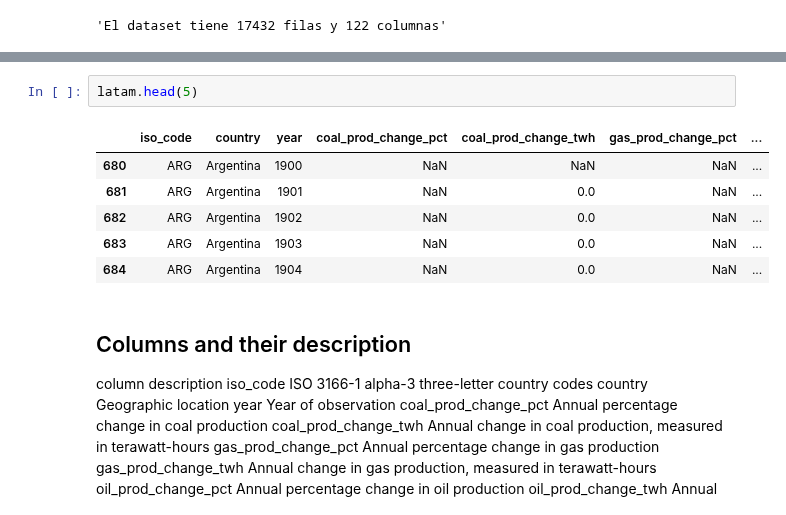
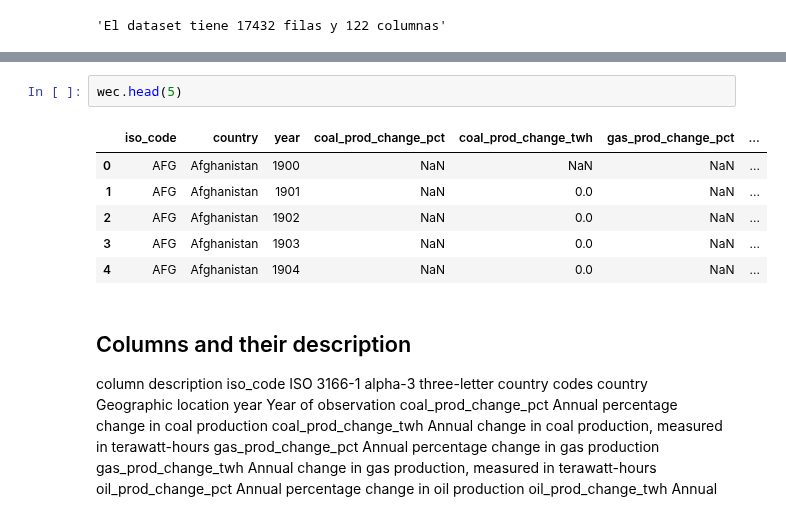
Before and after one commit to L-Ameneiro/EDA-Datasets, a Jupyter notebook: notebooks/consumo_energetico_mundial.ipynb, the cells around one changed output, grey strips where cells are left out. Saved outputs shown, nothing was run; the diff lists cells and outputs as text.

```diff
--- a/notebooks/consumo_energetico_mundial.ipynb
+++ b/notebooks/consumo_energetico_mundial.ipynb
@@ -82,12 +82,12 @@ latam.shape ## Se verifica la cantidad de filas
 # %%
-latam.head(5)
+wec.head(5)
 # %% [output]
 |  | iso_code | country | year | coal_prod_change_pct | coal_prod_change_twh | gas_prod_change_pct | ... |
-| 680 | ARG | Argentina | 1900 | NaN | NaN | NaN | ... |
-| 681 | ARG | Argentina | 1901 | NaN | 0.0 | NaN | ... |
-| 682 | ARG | Argentina | 1902 | NaN | 0.0 | NaN | ... |
-| 683 | ARG | Argentina | 1903 | NaN | 0.0 | NaN | ... |
-| 684 | ARG | Argentina | 1904 | NaN | 0.0 | NaN | ... |
+| 0 | AFG | Afghanistan | 1900 | NaN | NaN | NaN | ... |
+| 1 | AFG | Afghanistan | 1901 | NaN | 0.0 | NaN | ... |
+| 2 | AFG | Afghanistan | 1902 | NaN | 0.0 | NaN | ... |
+| 3 | AFG | Afghanistan | 1903 | NaN | 0.0 | NaN | ... |
+| 4 | AFG | Afghanistan | 1904 | NaN | 0.0 | NaN | ... |
 # %% [markdown]
 ## Columns and their description
 column 	description
```
Also changed, not shown: parts of 4 cells of this notebook, 2 other files.
